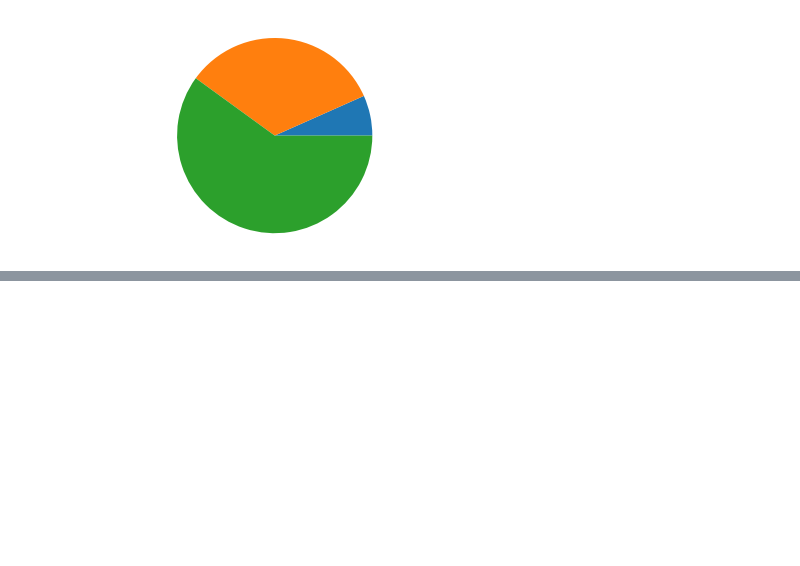
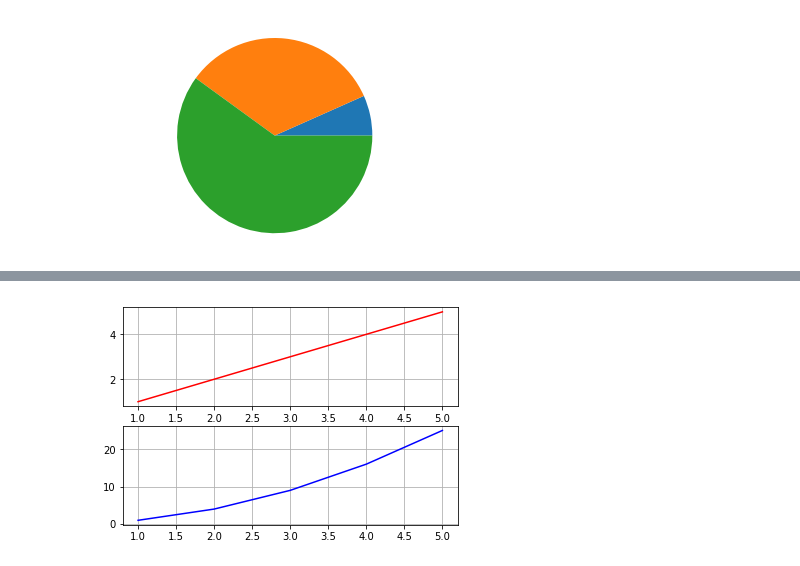
Before and after one commit to srathina/Py-Examples, a Jupyter notebook: Untitled0.ipynb, the cells around one changed output, grey strips where cells are left out. Saved outputs shown, nothing was run; the diff lists cells and outputs as text; code cells hidden in the pictures; blank space fills up the shorter version.

```diff
--- a/Untitled0.ipynb
+++ b/Untitled0.ipynb
@@ -32,0 +46,20 @@ plt.show()
+# %%
+import matplotlib.pyplot as plt
+
+x1  = [1, 2, 3, 4, 5]
+y1 =  [1, 2, 3, 4, 5]
+
+x2  = [1, 2, 3, 4, 5]
+y2 = [1, 4, 9, 16, 25]
+
+plt.subplot(2,1,1)
+plt.plot(x1,y1,'r')
+plt.grid()
+
+plt.subplot(2,1,2)
+plt.plot(x2,y2,'b')
+plt.grid()
+
+plt.show()
+# %% [output]
+[figure, added]
```
Also changed, not shown: parts of 1 cell of this notebook.
